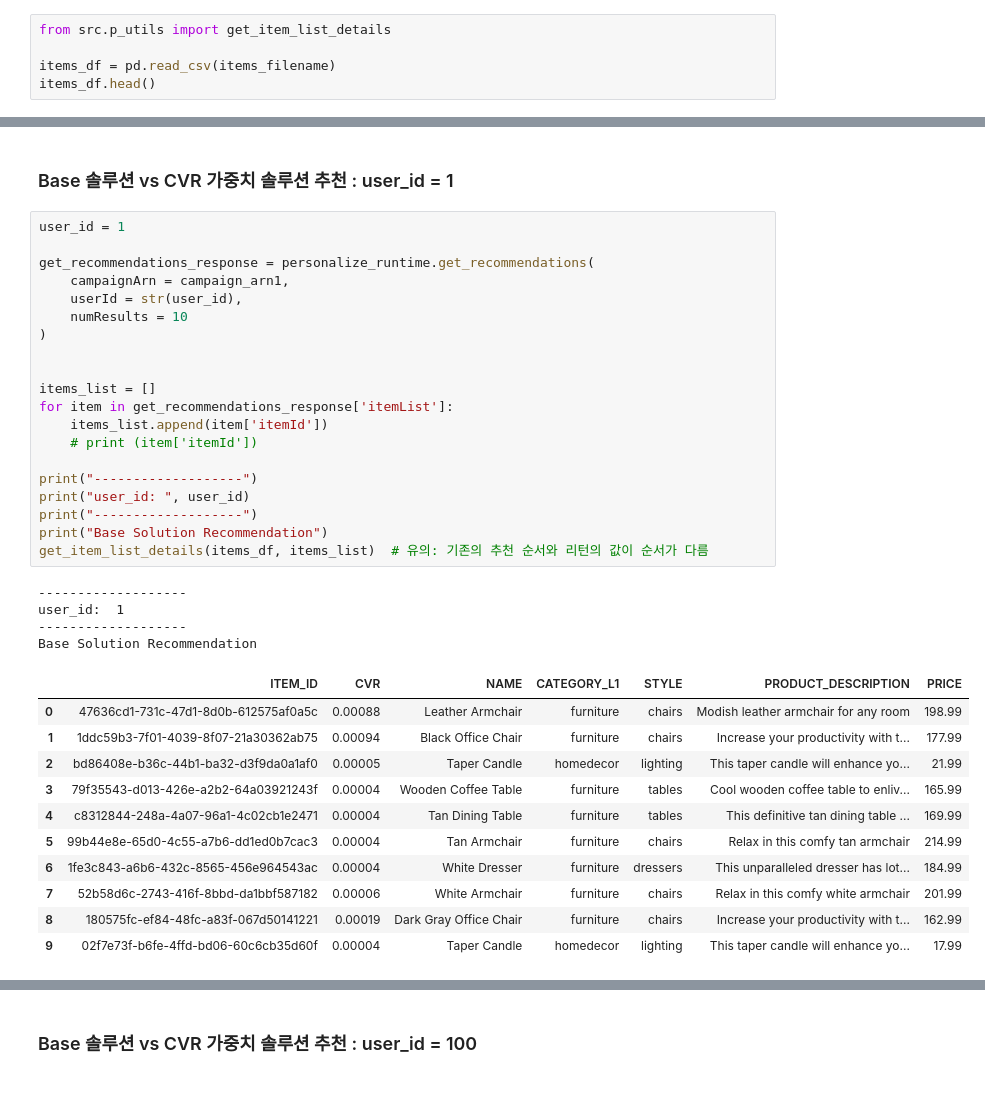
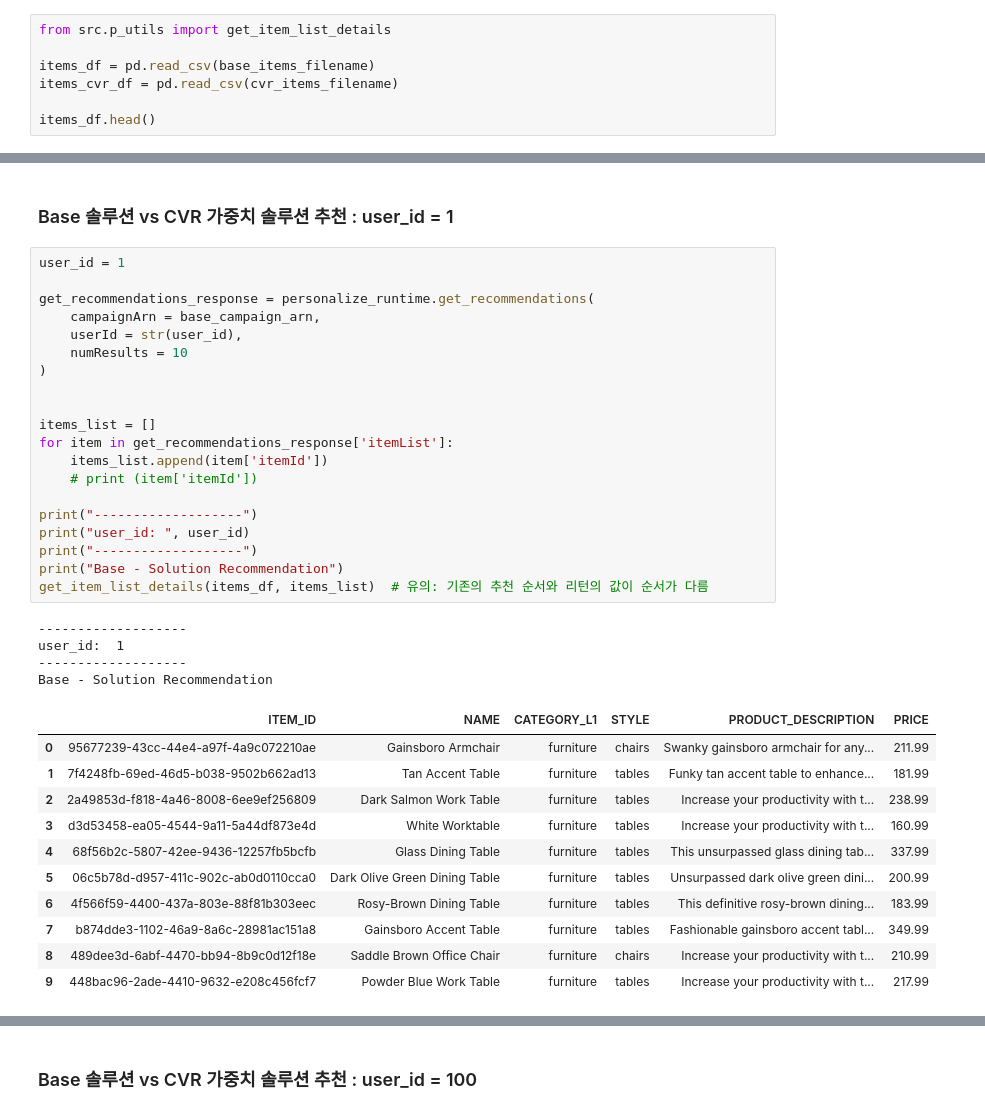
Before and after one commit to jesamkim/amazon-personalize-cvr, a Jupyter notebook: code/8.get_recommendations.ipynb, the cells around one changed output, grey strips where cells are left out. Cells and saved outputs as stored; diff of their text form.

```diff
--- a/code/8.get_recommendations.ipynb
+++ b/code/8.get_recommendations.ipynb
@@ -29,6 +29,8 @@ personalize_runtime = boto3.client('personalize-runtime')
 # %%
 from src.p_utils import get_item_list_details
 
-items_df = pd.read_csv(items_filename)
+items_df = pd.read_csv(base_items_filename)
+items_cvr_df = pd.read_csv(cvr_items_filename)
+
 items_df.head()
 # %% [output]
@@ -47,39 +58,39 @@ items_df.head()
 # %%
 user_id = 1
 
 get_recommendations_response = personalize_runtime.get_recommendations(
-    campaignArn = campaign_arn1,
+    campaignArn = base_campaign_arn,
     userId = str(user_id),
     numResults = 10
 )
 
 
 items_list = []
 for item in get_recommendations_response['itemList']:
     items_list.append(item['itemId'])
     # print (item['itemId'])
 
 print("-------------------")
 print("user_id: ", user_id)
 print("-------------------")
-print("Base Solution Recommendation")
+print("Base - Solution Recommendation")
 get_item_list_details(items_df, items_list)  # 유의: 기존의 추천 순서와 리턴의 값이 순서가 다름
 # %% [output]
 -------------------
 user_id:  1
 -------------------
-Base Solution Recommendation
+Base - Solution Recommendation
-|  | ITEM_ID | CVR | NAME | CATEGORY_L1 | STYLE | PRODUCT_DESCRIPTION | PRICE |
-| 0 | 47636cd1-731c-47d1-8d0b-612575af0a5c | 0.00088 | Leather Armchair | furniture | chairs | Modish leather armchair for any room | 198.99 |
-| 1 | 1ddc59b3-7f01-4039-8f07-21a30362ab75 | 0.00094 | Black Office Chair | furniture | chairs | Increase your productivity with t... | 177.99 |
-| 2 | bd86408e-b36c-44b1-ba32-d3f9da0a1af0 | 0.00005 | Taper Candle | homedecor | lighting | This taper candle will enhance yo... | 21.99 |
-| 3 | 79f35543-d013-426e-a2b2-64a03921243f | 0.00004 | Wooden Coffee Table | furniture | tables | Cool wooden coffee table to enliv... | 165.99 |
-| 4 | c8312844-248a-4a07-96a1-4c02cb1e2471 | 0.00004 | Tan Dining Table | furniture | tables | This definitive tan dining table ... | 169.99 |
-| 5 | 99b44e8e-65d0-4c55-a7b6-dd1ed0b7cac3 | 0.00004 | Tan Armchair | furniture | chairs | Relax in this comfy tan armchair | 214.99 |
-| 6 | 1fe3c843-a6b6-432c-8565-456e964543ac | 0.00004 | White Dresser | furniture | dressers | This unparalleled dresser has lot... | 184.99 |
-| 7 | 52b58d6c-2743-416f-8bbd-da1bbf587182 | 0.00006 | White Armchair | furniture | chairs | Relax in this comfy white armchair | 201.99 |
-| 8 | 180575fc-ef84-48fc-a83f-067d50141221 | 0.00019 | Dark Gray Office Chair | furniture | chairs | Increase your productivity with t... | 162.99 |
-| 9 | 02f7e73f-b6fe-4ffd-bd06-60c6cb35d60f | 0.00004 | Taper Candle | homedecor | lighting | This taper candle will enhance yo... | 17.99 |
+|  | ITEM_ID | NAME | CATEGORY_L1 | STYLE | PRODUCT_DESCRIPTION | PRICE |
+| 0 | 95677239-43cc-44e4-a97f-4a9c072210ae | Gainsboro Armchair | furniture | chairs | Swanky gainsboro armchair for any... | 211.99 |
+| 1 | 7f4248fb-69ed-46d5-b038-9502b662ad13 | Tan Accent Table | furniture | tables | Funky tan accent table to enhance... | 181.99 |
+| 2 | 2a49853d-f818-4a46-8008-6ee9ef256809 | Dark Salmon Work Table | furniture | tables | Increase your productivity with t... | 238.99 |
+| 3 | d3d53458-ea05-4544-9a11-5a44df873e4d | White Worktable | furniture | tables | Increase your productivity with t... | 160.99 |
+| 4 | 68f56b2c-5807-42ee-9436-12257fb5bcfb | Glass Dining Table | furniture | tables | This unsurpassed glass dining tab... | 337.99 |
+| 5 | 06c5b78d-d957-411c-902c-ab0d0110cca0 | Dark Olive Green Dining Table | furniture | tables | Unsurpassed dark olive green dini... | 200.99 |
+| 6 | 4f566f59-4400-437a-803e-88f81b303eec | Rosy-Brown Dining Table | furniture | tables | This definitive rosy-brown dining... | 183.99 |
+| 7 | b874dde3-1102-46a9-8a6c-28981ac151a8 | Gainsboro Accent Table | furniture | tables | Fashionable gainsboro accent tabl... | 349.99 |
+| 8 | 489dee3d-6abf-4470-bb94-8b9c0d12f18e | Saddle Brown Office Chair | furniture | chairs | Increase your productivity with t... | 210.99 |
+| 9 | 448bac96-2ade-4410-9632-e208c456fcf7 | Powder Blue Work Table | furniture | tables | Increase your productivity with t... | 217.99 |
 # %%
 user_id = 1
 
```
Also changed, not shown: parts of 9 cells of this notebook, 4 other files.
